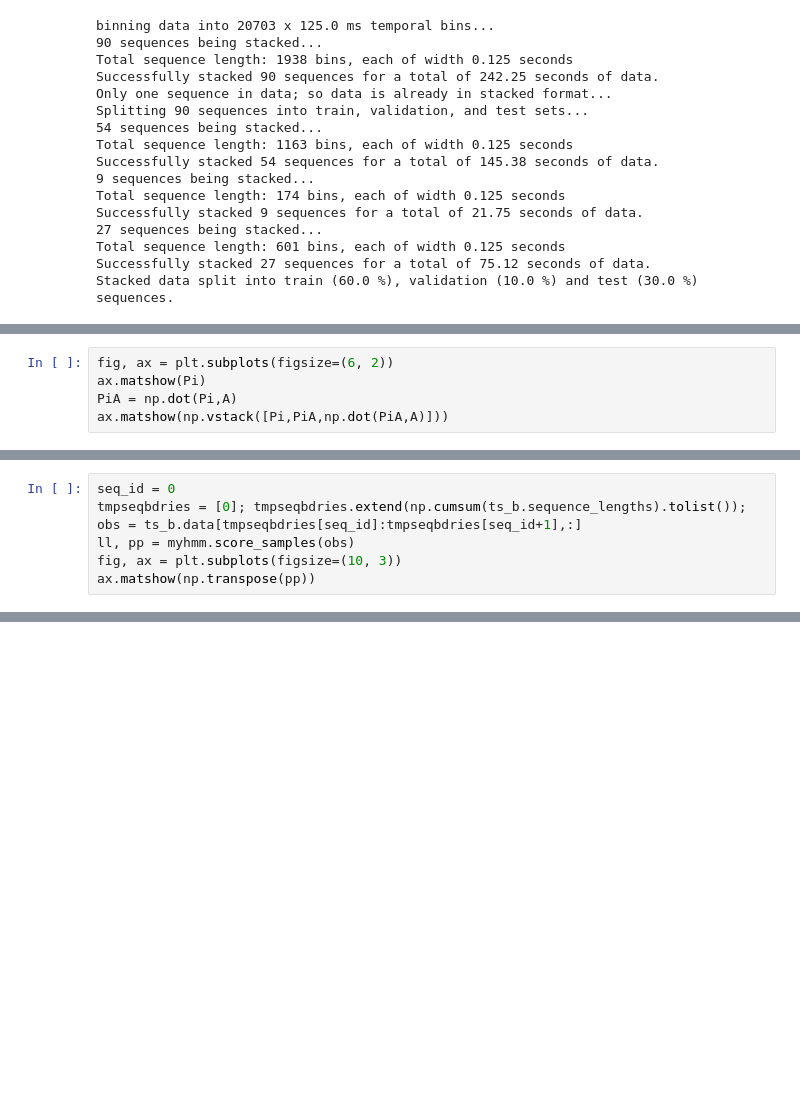
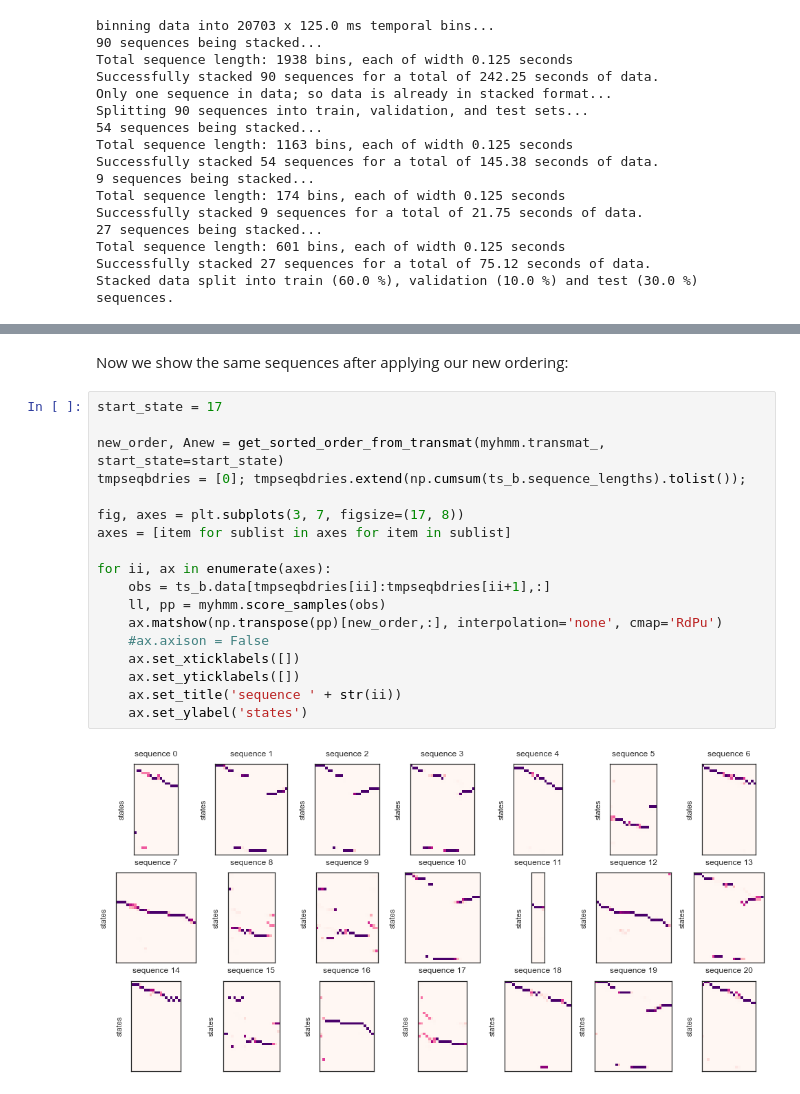
Before and after one commit to kemerelab/NeuroHMM, a Jupyter notebook: StateOrdering.ipynb, the cells around one changed output, grey strips where cells are left out. Drawn from its saved outputs; the diff is of its cells as text; blank space fills up the shorter version.

```diff
--- a/StateOrdering.ipynb
+++ b/StateOrdering.ipynb
@@ -168,5 +111,0 @@ ax.stem(np.transpose(Pi),':k')
-# %%
-fig, ax = plt.subplots(figsize=(6, 2))
-ax.matshow(Pi)
-PiA = np.dot(Pi,A)
-ax.matshow(np.vstack([Pi,PiA,np.dot(PiA,A)]))
@@ -196,7 +111,0 @@ ax.matshow(np.transpose(prior_evo))
-# %%
-seq_id = 0
-tmpseqbdries = [0]; tmpseqbdries.extend(np.cumsum(ts_b.sequence_lengths).tolist());
-obs = ts_b.data[tmpseqbdries[seq_id]:tmpseqbdries[seq_id+1],:]
-ll, pp = myhmm.score_samples(obs)
-fig, ax = plt.subplots(figsize=(10, 3))
-ax.matshow(np.transpose(pp))
@@ -488,0 +176,22 @@ Finally, what then, is my final sequence score? I still have both sequential and
+# %% [markdown]
+Now we show the same sequences after applying our new ordering:
+# %%
+start_state = 17
+
+new_order, Anew = get_sorted_order_from_transmat(myhmm.transmat_, start_state=start_state)
+tmpseqbdries = [0]; tmpseqbdries.extend(np.cumsum(ts_b.sequence_lengths).tolist());
+
+fig, axes = plt.subplots(3, 7, figsize=(17, 8))
+axes = [item for sublist in axes for item in sublist]
+
+for ii, ax in enumerate(axes):
+    obs = ts_b.data[tmpseqbdries[ii]:tmpseqbdries[ii+1],:]
+    ll, pp = myhmm.score_samples(obs)
+    ax.matshow(np.transpose(pp)[new_order,:], interpolation='none', cmap='RdPu')
+    #ax.axison = False
+    ax.set_xticklabels([])
+    ax.set_yticklabels([])
+    ax.set_title('sequence ' + str(ii))
+    ax.set_ylabel('states')
+# %% [output]
+[figure, added]
```
Also changed, not shown: parts of 83 cells of this notebook, 3 other files.
